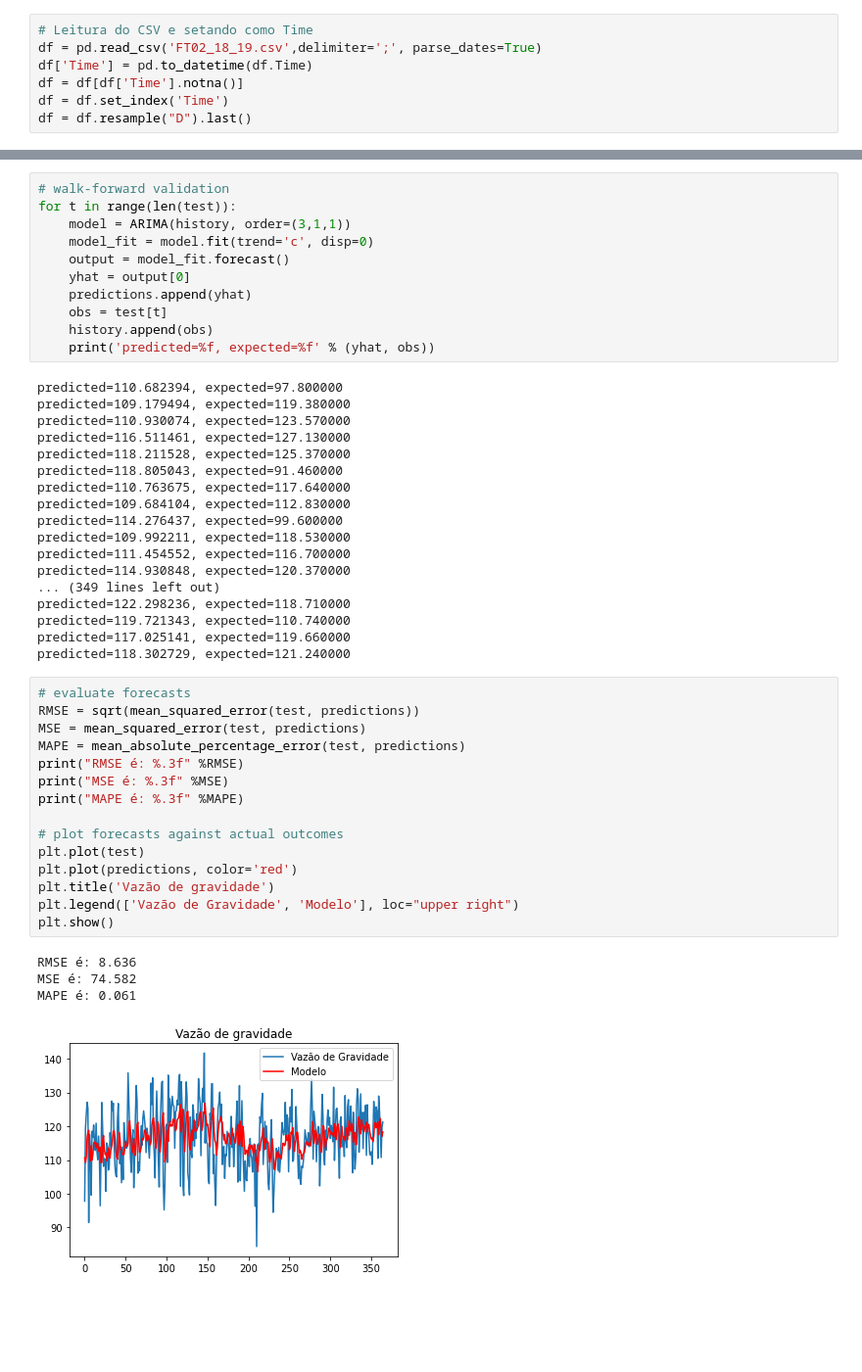
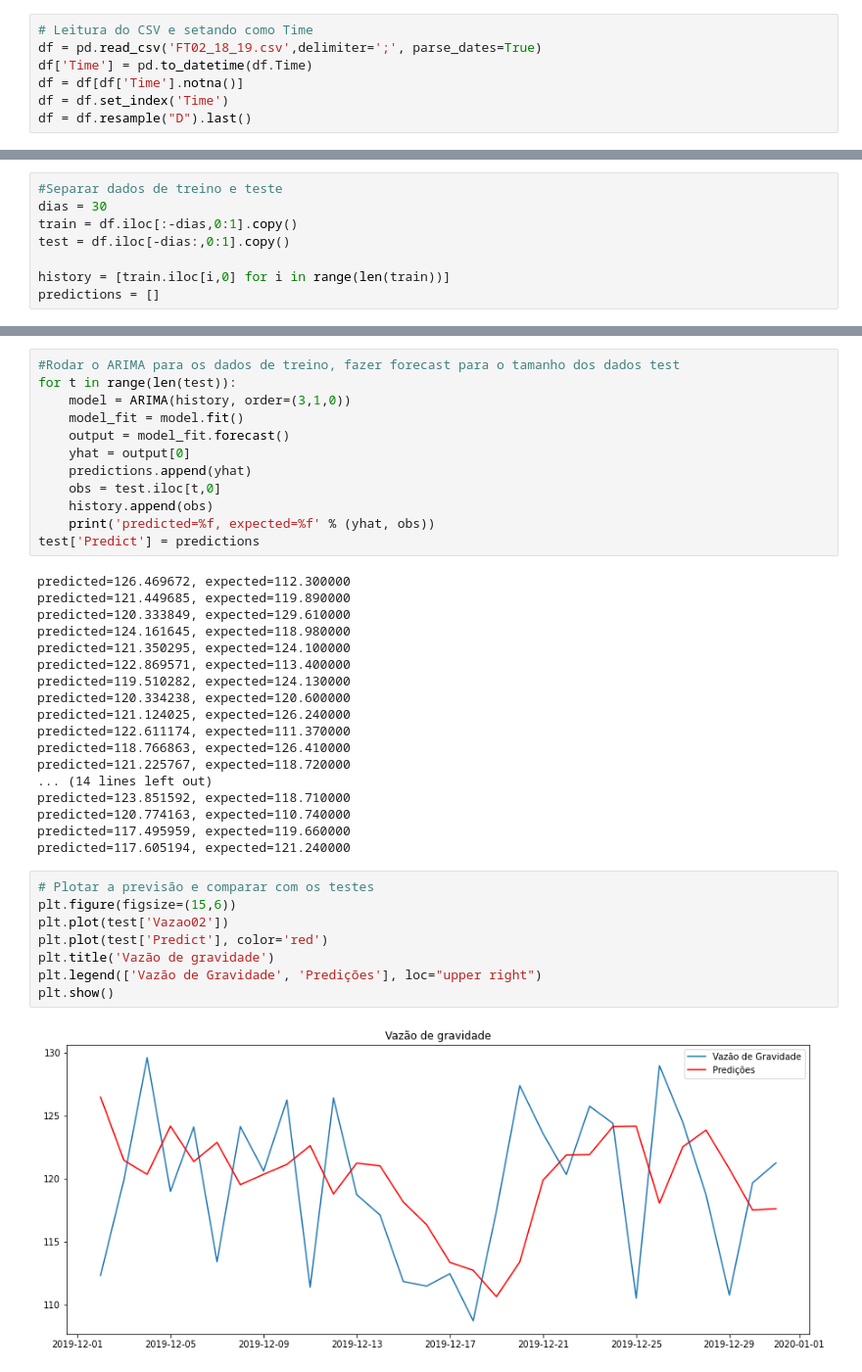
Before and after one commit to MarceloAvanzi/Time-Series-Forecast, a Jupyter notebook: ARIMA.ipynb, the cells around one changed output, grey strips where cells are left out. Shown: that part at 98% size. Cells and saved outputs as stored; diff of their text form; blank space fills up the shorter version.

Commit message:
ARIMA completo sem o n-steps

```diff
--- a/ARIMA.ipynb
+++ b/ARIMA.ipynb
@@ -28,0 +26,8 @@ predictions = list()
+# %%
+#Separar dados de treino e teste
+dias = 30
+train = df.iloc[:-dias,0:1].copy()
+test = df.iloc[-dias:,0:1].copy()
+
+history = [train.iloc[i,0] for i in range(len(train))]
+predictions = []
@@ -29,49 +81,40 @@ predictions = list()
 # %%
-# walk-forward validation
+#Rodar o ARIMA para os dados de treino, fazer forecast para o tamanho dos dados test
 for t in range(len(test)):
-    model = ARIMA(history, order=(3,1,1))
-    model_fit = model.fit(trend='c', disp=0)
+    model = ARIMA(history, order=(3,1,0))
+    model_fit = model.fit()
     output = model_fit.forecast()
     yhat = output[0]
     predictions.append(yhat)
-    obs = test[t]
+    obs = test.iloc[t,0]
     history.append(obs)
     print('predicted=%f, expected=%f' % (yhat, obs))
+test['Predict'] = predictions
 # %% [output]
-predicted=110.682394, expected=97.800000
-predicted=109.179494, expected=119.380000
-predicted=110.930074, expected=123.570000
-predicted=116.511461, expected=127.130000
-predicted=118.211528, expected=125.370000
-predicted=118.805043, expected=91.460000
-predicted=110.763675, expected=117.640000
-predicted=109.684104, expected=112.830000
-predicted=114.276437, expected=99.600000
-predicted=109.992211, expected=118.530000
-predicted=111.454552, expected=116.700000
-predicted=114.930848, expected=120.370000
-... (349 lines left out)
-predicted=122.298236, expected=118.710000
-predicted=119.721343, expected=110.740000
-predicted=117.025141, expected=119.660000
-predicted=118.302729, expected=121.240000
+predicted=126.469672, expected=112.300000
+predicted=121.449685, expected=119.890000
+predicted=120.333849, expected=129.610000
+predicted=124.161645, expected=118.980000
+predicted=121.350295, expected=124.100000
+predicted=122.869571, expected=113.400000
+predicted=119.510282, expected=124.130000
+predicted=120.334238, expected=120.600000
+predicted=121.124025, expected=126.240000
+predicted=122.611174, expected=111.370000
+predicted=118.766863, expected=126.410000
+predicted=121.225767, expected=118.720000
+... (14 lines left out)
+predicted=123.851592, expected=118.710000
+predicted=120.774163, expected=110.740000
+predicted=117.495959, expected=119.660000
+predicted=117.605194, expected=121.240000
 # %%
-# evaluate forecasts
-RMSE = sqrt(mean_squared_error(test, predictions))
-MSE = mean_squared_error(test, predictions)
-MAPE = mean_absolute_percentage_error(test, predictions)
-print("RMSE é: %.3f" %RMSE)
-print("MSE é: %.3f" %MSE)
-print("MAPE é: %.3f" %MAPE)
-
-# plot forecasts against actual outcomes
-plt.plot(test)
-plt.plot(predictions, color='red')
+# Plotar a previsão e comparar com os testes
+plt.figure(figsize=(15,6))
+plt.plot(test['Vazao02'])
+plt.plot(test['Predict'], color='red')
 plt.title('Vazão de gravidade')
-plt.legend(['Vazão de Gravidade', 'Modelo'], loc="upper right")
+plt.legend(['Vazão de Gravidade', 'Predições'], loc="upper right")
 plt.show()
 # %% [output]
-RMSE é: 8.636
-MSE é: 74.582
-MAPE é: 0.061
-[figure, old version]
+[figure, new version]
```
Also changed, not shown: parts of 11 cells of this notebook, 1 other file.
